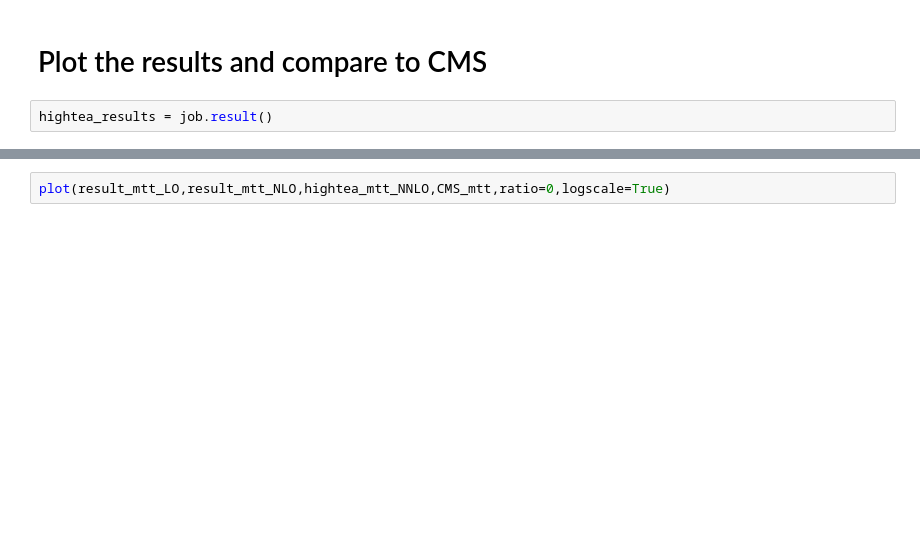
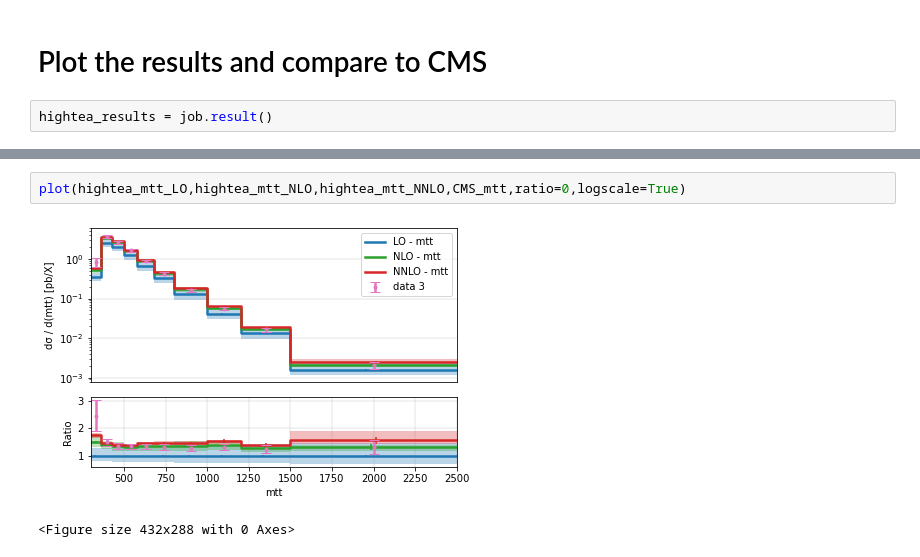
Before and after one commit to HighteaCollaboration/hightea-examples, a Jupyter notebook: Example-ttbar.ipynb, the cells around one changed output, grey strips where cells are left out. Drawn from its saved outputs; the diff is of its cells as text; blank space fills up the shorter version.

```diff
--- a/Example-ttbar.ipynb
+++ b/Example-ttbar.ipynb
@@ -153,4 +161,7 @@ plot(result_ytt_LO,result_ytt_NLO,result_ytt_NNLO,CMS_ytt,ratio=0,logscale=True)
 # %%
-plot(result_mtt_LO,result_mtt_NLO,hightea_mtt_NNLO,CMS_mtt,ratio=0,logscale=True)
+plot(hightea_mtt_LO,hightea_mtt_NLO,hightea_mtt_NNLO,CMS_mtt,ratio=0,logscale=True)
+# %% [output]
+[figure, added]
+<Figure size 432x288 with 0 Axes>
 # %%
 plot(hightea_yt_LO,hightea_yt_NLO,hightea_yt_NNLO,CMS_yt,ratio=0,logscale=True)
```
Also changed, not shown: parts of 5 cells of this notebook, 1 other file.
